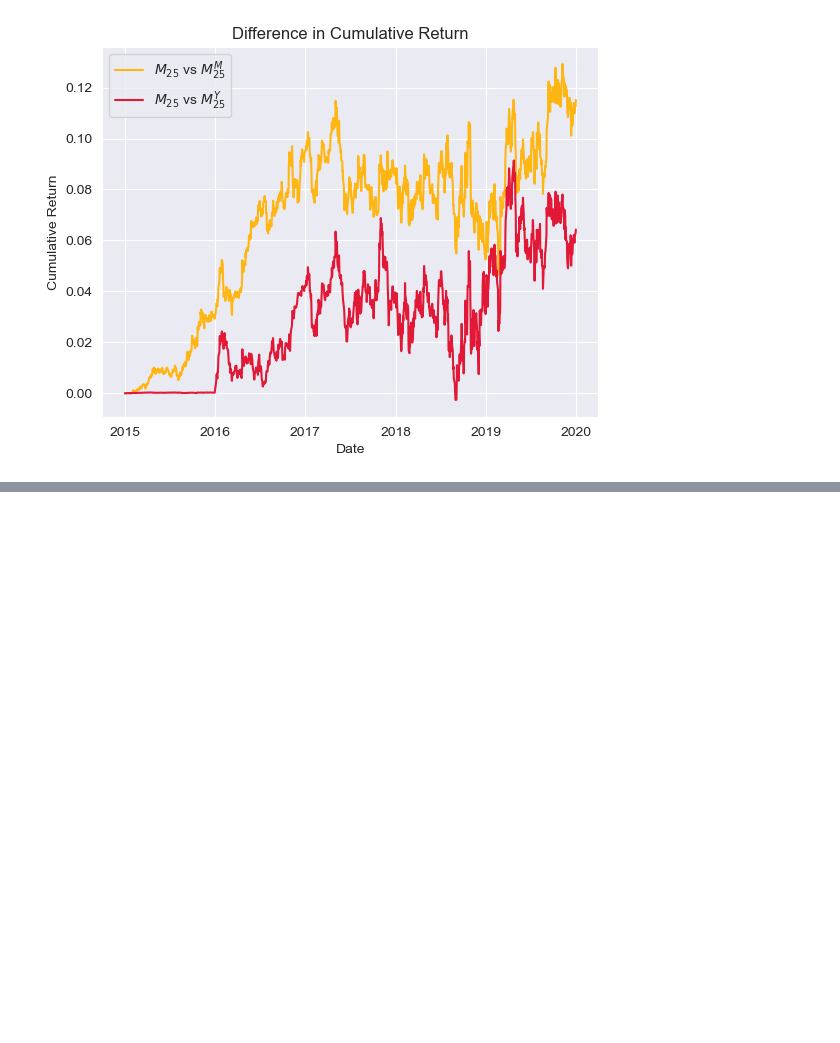
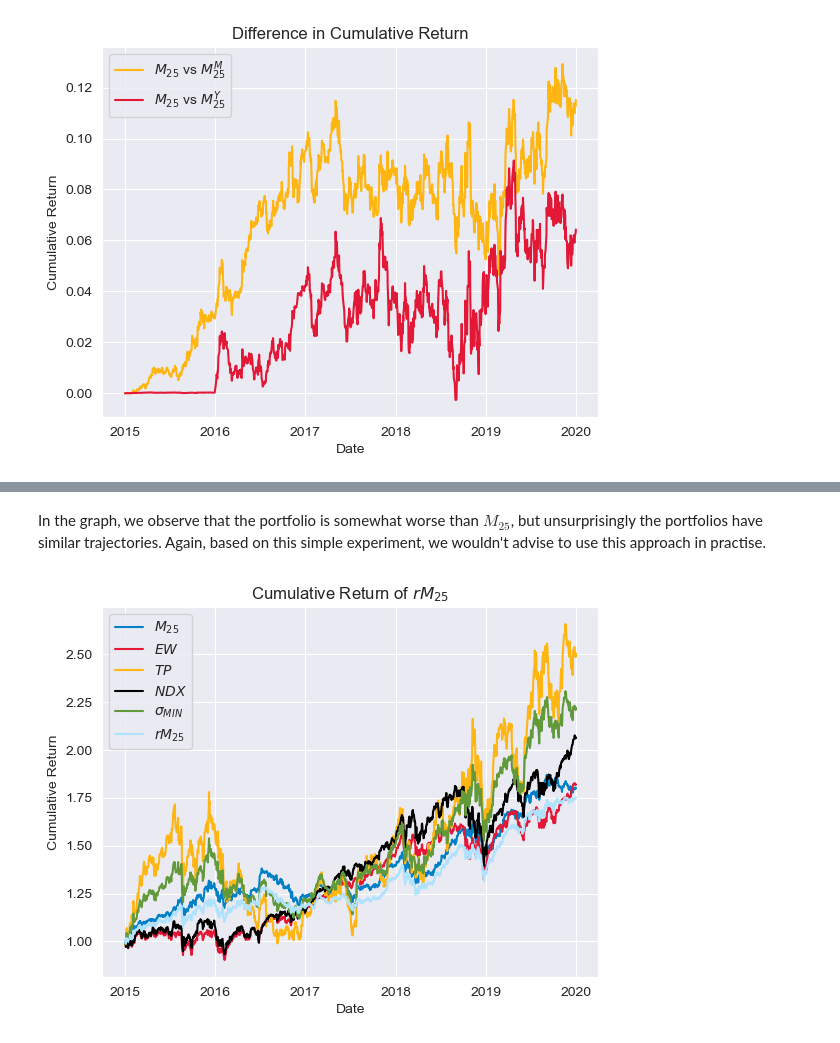
Before and after one commit to Maertine/PersonalPortfolio, a Jupyter notebook: MarkowitzModels-Nasdaq100/Notebook.ipynb, the cells around one changed output, grey strips where cells are left out. Cells and saved outputs as stored; diff of their text form; code cells hidden in the pictures; blank space fills up the shorter version.

```diff
--- a/MarkowitzModels-Nasdaq100/Notebook.ipynb
+++ b/MarkowitzModels-Nasdaq100/Notebook.ipynb
@@ -797,0 +874,28 @@ plt.show()
+# %%
+inverse_reduced_covariance_matrix = np.linalg.inv(covariance_matrix/2 + np.diag(np.diag(covariance_matrix))/2)
+
+# Calculating the weights using previously derived formulae
+wanted_return = 0.25
+A_ = np.ones(number_of_stocks).T @ inverse_reduced_covariance_matrix @ np.ones(number_of_stocks)
+B_ = np.ones(number_of_stocks).T @ inverse_reduced_covariance_matrix @ annual_mean_returns
+C_ = annual_mean_returns.T @ inverse_reduced_covariance_matrix @ annual_mean_returns
+D_ = A_ * C_ - B_ ** 2
+delta_1 = (C_ - B_ * wanted_return) / D_
+delta_2 = (A_ * wanted_return - B_) / D_
+rmu25_weights = inverse_reduced_covariance_matrix @ (delta_1 * np.ones(number_of_stocks) + delta_2 * annual_mean_returns)
+# %% [markdown]
+In the graph, we observe that the portfolio is somewhat worse than $M_{25}$, but unsurprisingly the portfolios have similar trajectories. Again, based on this simple experiment, we wouldn't advise to use this approach in practise.
+# %%
+plt.plot((1 + returns @ mu25_weights).cumprod(),color='#0080C6',label='$M_{25}$')
+plt.plot((1 + returns @ EW_weights).cumprod(),color='#E31837',label='$EW$')
+plt.plot((1 + returns @ TP_weights).cumprod(),color='#FFB612',label='$TP$')
+plt.plot((1 + nasdaq_100_returns).cumprod(),color='black',label='$NDX$')
+plt.plot((1 + returns @ sigma_min_weights).cumprod(),color='#61993B',label='$\sigma_{MIN}$')
+plt.plot((1 + returns @ rmu25_weights).cumprod(),color='#AEE2FF',label='$rM_{25}$')
+plt.legend()
+plt.ylabel('Cumulative Return')
+plt.xlabel('Date')
+plt.title('Cumulative Return of $rM_{25}$')
+plt.show()
+# %% [output]
+[figure, added]
```
Also changed, not shown: parts of 12 cells of this notebook.
